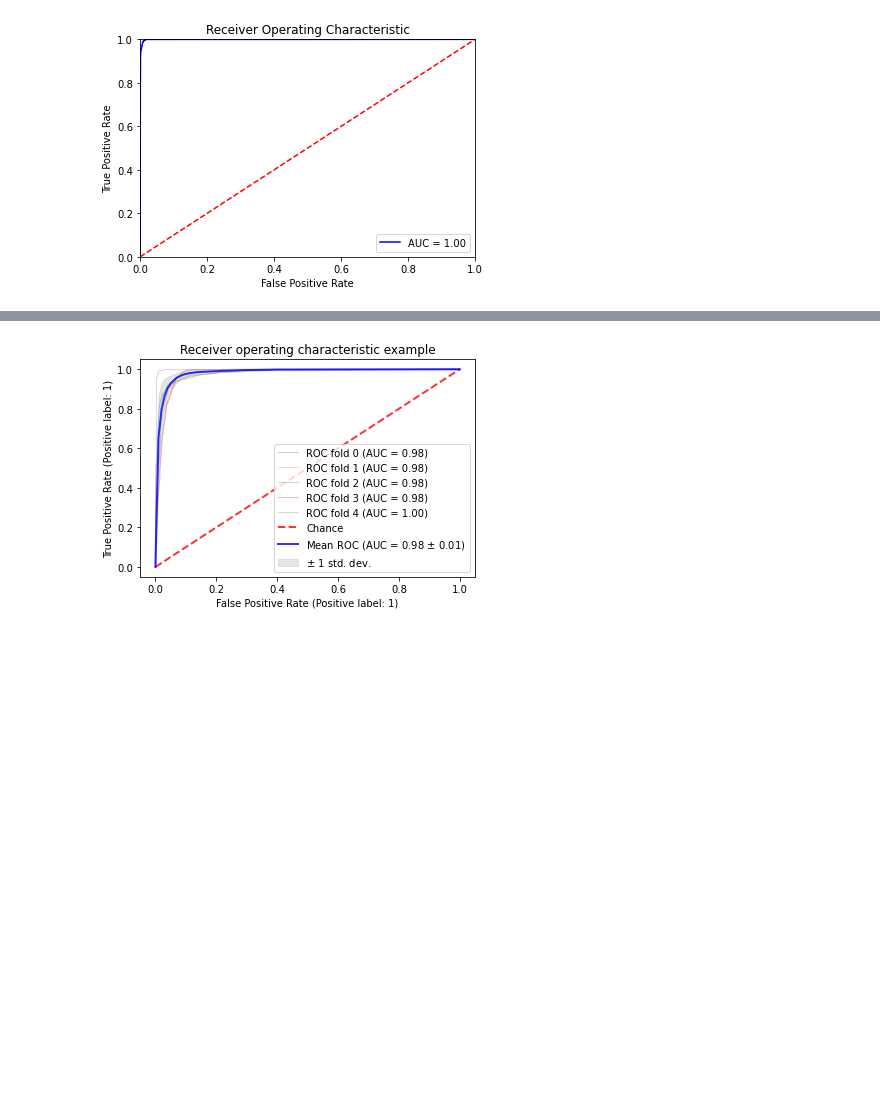
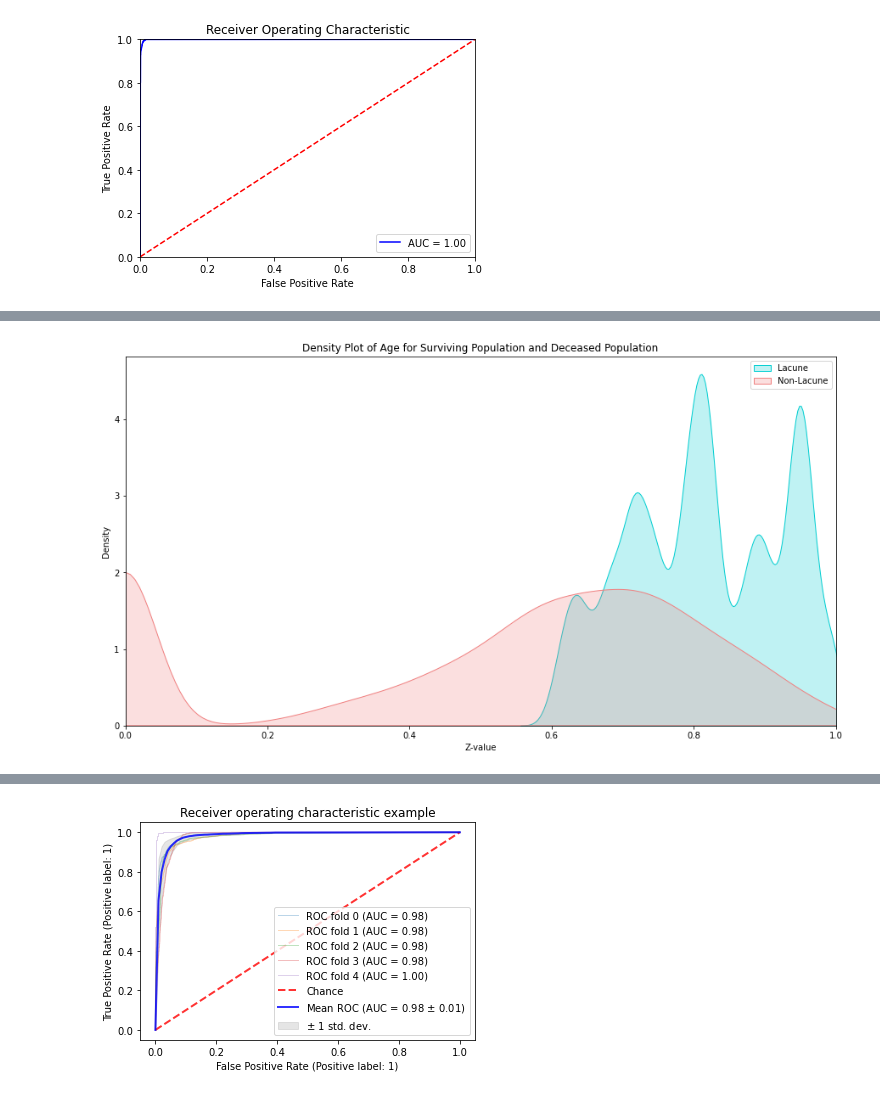
Before and after one commit to ellenwang1/ew-honoursthesis, a Jupyter notebook: Code/Untitled1.ipynb, the cells around one changed output, grey strips where cells are left out. Saved outputs shown, nothing was run; the diff lists cells and outputs as text; code cells hidden in the pictures; blank space fills up the shorter version.

```diff
--- a/Code/Untitled1.ipynb
+++ b/Code/Untitled1.ipynb
@@ -337,0 +379,4 @@ array([  0.5,   1.5,   2.5,   3.5,   4.5,   5.5,   6.5,   7.5,   8.5,
+# %%
+dataset_combined = dataset_pd.copy()
+dataset_combined['Lacune'] = Y_train
+dataset_combined.tail()
@@ -337,0 +391,12 @@ array([  0.5,   1.5,   2.5,   3.5,   4.5,   5.5,   6.5,   7.5,   8.5,
+# %%
+import seaborn as sns
+plt.figure(figsize=(15,8))
+ax = sns.kdeplot(dataset_combined["max_stm"][dataset_combined.Lacune == 1], color="darkturquoise", shade=True)
+sns.kdeplot(dataset_combined["max_stm"][dataset_combined.Lacune == 0], color="lightcoral", shade=True)
+plt.legend(['Lacune', 'Non-Lacune'])
+plt.title('Density Plot of Age for Surviving Population and Deceased Population')
+ax.set(xlabel='Z-value')
+plt.xlim(0,1)
+plt.show()
+# %% [output]
+[figure, added]
```
Also changed, not shown: parts of 23 cells of this notebook, 2 other files.
